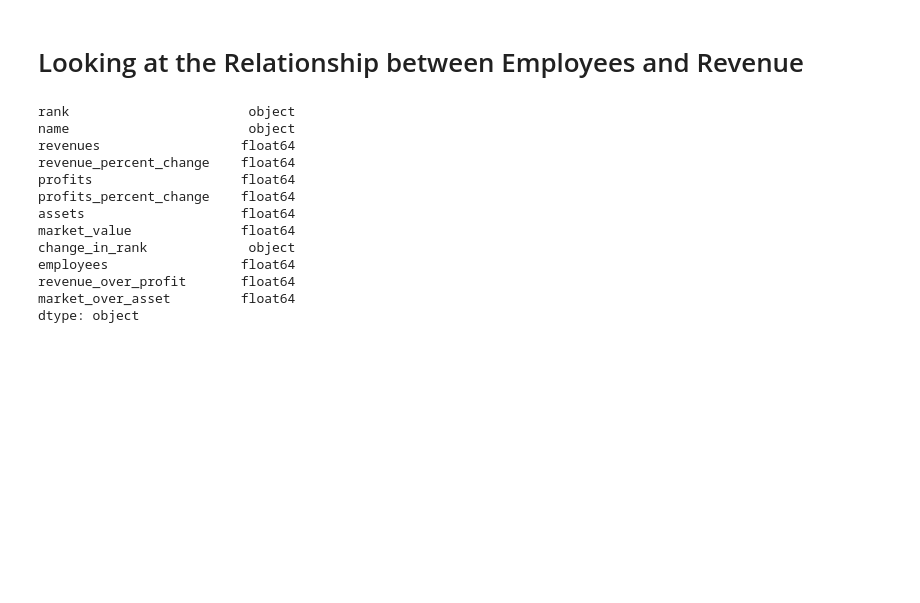
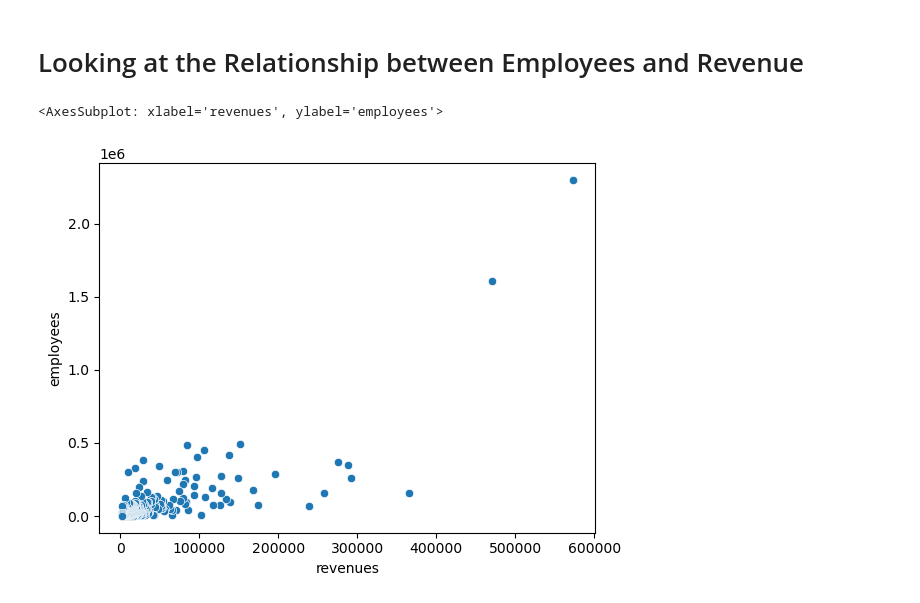
Before and after one commit to ubco-W2022T1-cosc301/project-group4, a Jupyter notebook: notebooks/analysis1.ipynb, the cells around one changed output. Drawn from its saved outputs; the diff is of its cells as text; code cells hidden in the pictures; blank space fills up the shorter version.

```diff
--- a/notebooks/analysis1.ipynb
+++ b/notebooks/analysis1.ipynb
@@ -104,19 +104,8 @@ df.describe()
 | max | 572754.000000 | 513.700000 | 94680.000000 | 49978.900000 | 4.229166e+06 | 2.849538e+06 | 2.300000e+06 | ... |
 # %% [markdown]
 # Looking at the Relationship between Employees and Revenue
-# %%
-print (df.dtypes)
-# %% [output]
-rank                       object
-name                       object
-revenues                  float64
-revenue_percent_change    float64
-profits                   float64
-profits_percent_change    float64
-assets                    float64
-market_value              float64
-change_in_rank             object
-employees                 float64
-revenue_over_profit       float64
-market_over_asset         float64
-dtype: object
+# %%
+sns.scatterplot(x = df['revenues'], y=df['employees'])
+# %% [output]
+<AxesSubplot: xlabel='revenues', ylabel='employees'>
+[figure, added]
```
Also changed, not shown: parts of 16 cells of this notebook.
